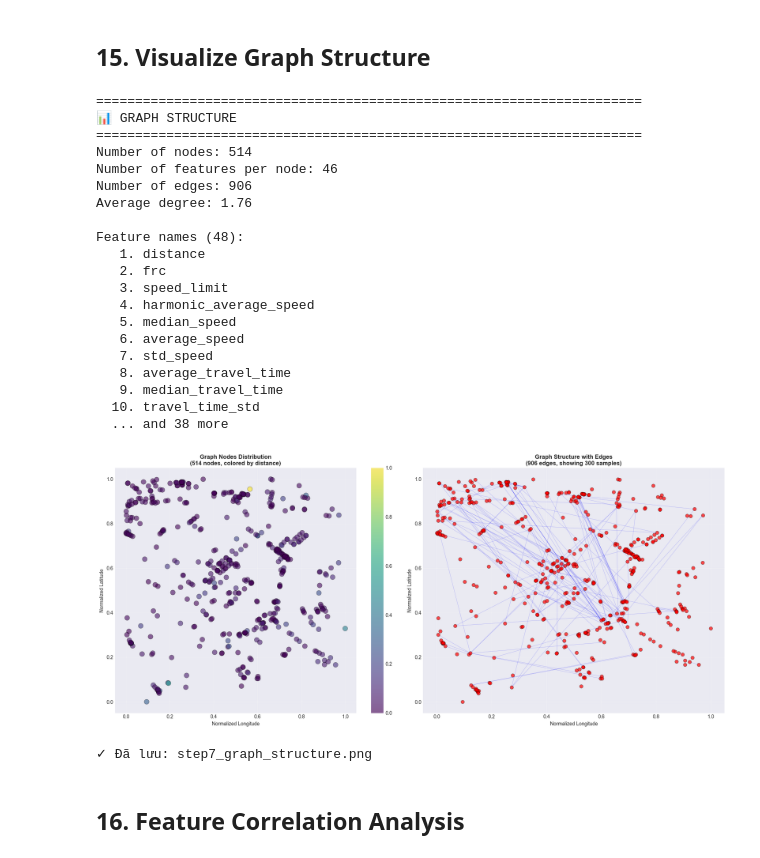
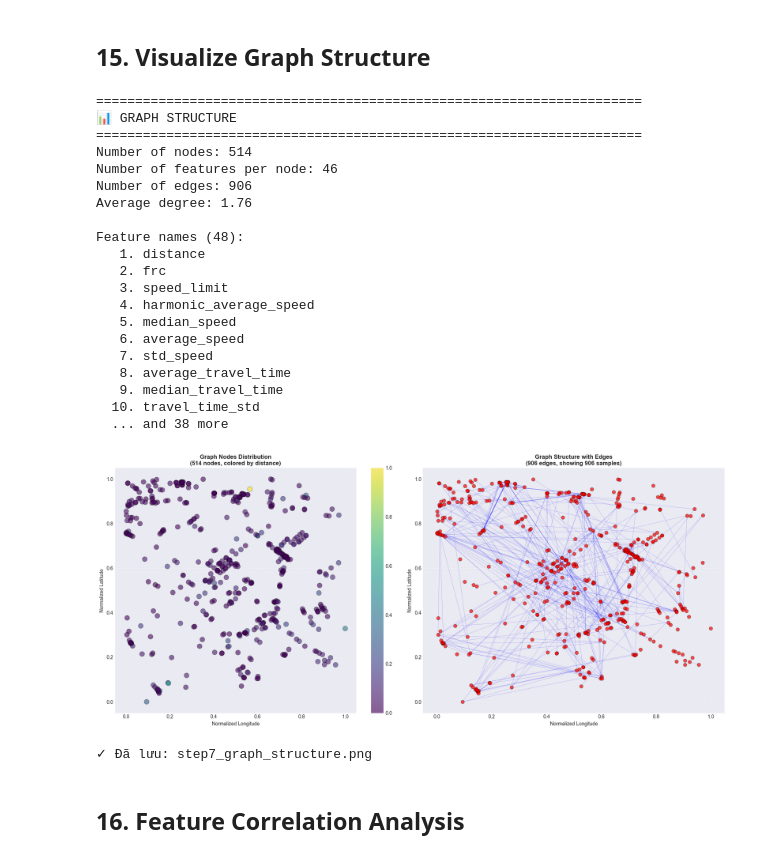
Before and after one commit to Urban-Traffic-Links-Project/UTraffic-ML, a Jupyter notebook: src/visualization/data_visualization_pipeline.ipynb, the cells around one changed output. Drawn from its saved outputs; the diff is of its cells as text; code cells hidden in the pictures.

```diff
--- a/src/visualization/data_visualization_pipeline.ipynb
+++ b/src/visualization/data_visualization_pipeline.ipynb
@@ -33,8 +33,6 @@ print("✓ Libraries imported successfully")
 ## 2. Load Dữ Liệu Gốc (JSON)
 # %%
 # Thay đổi đường dẫn file của bạn tại đây
-json_file = "job_8375763_results.json"
-
 BASE_DIR = Path.cwd()  # notebooks/
 json_file = (
     BASE_DIR
@@ -43,7 +41,7 @@ json_file = (
     / "data"
     / "raw"
     / "tomtom_stats"
-    / "job_8375763_results.json"
+    / "job_8644951_results.json"
 ).resolve()
 
 # Load JSON data
@@ -716,7 +714,7 @@ axes[0].grid(True, alpha=0.3)
 plt.colorbar(scatter, ax=axes[0])
 
 # Plot 2: Edge connections (sample)
-sample_edges = min(300, edge_index.shape[1])
+sample_edges = min(906, edge_index.shape[1])
 for i in range(sample_edges):
     start_idx = edge_index[0, i] - 1  # Adjust for 1-based indexing
     end_idx = edge_index[1, i] - 1
@@ -733,34 +731,34 @@ axes[1].set_title(f'Graph Structure with Edges\n({edge_index.shape[1]} edges, sh
 axes[1].set_xlabel('Normalized Longitude')
 axes[1].set_ylabel('Normalized Latitude')
 axes[1].grid(True, alpha=0.3)
 
 plt.tight_layout()
 plt.savefig('step7_graph_structure.png', dpi=300, bbox_inches='tight')
 plt.show()
 
 print("✓ Đã lưu: step7_graph_structure.png")
 # %% [output]
 ======================================================================
 📊 GRAPH STRUCTURE
 ======================================================================
 Number of nodes: 514
 Number of features per node: 46
 Number of edges: 906
 Average degree: 1.76
 
 Feature names (48):
    1. distance
    2. frc
    3. speed_limit
    4. harmonic_average_speed
    5. median_speed
    6. average_speed
    7. std_speed
    8. average_travel_time
    9. median_travel_time
   10. travel_time_std
   ... and 38 more
-[figure, old version]
+[figure, new version]
 ✓ Đã lưu: step7_graph_structure.png
 # %% [markdown]
 ## 16. Feature Correlation Analysis
```
Also changed, not shown: parts of 11 cells of this notebook, 21 other files.
